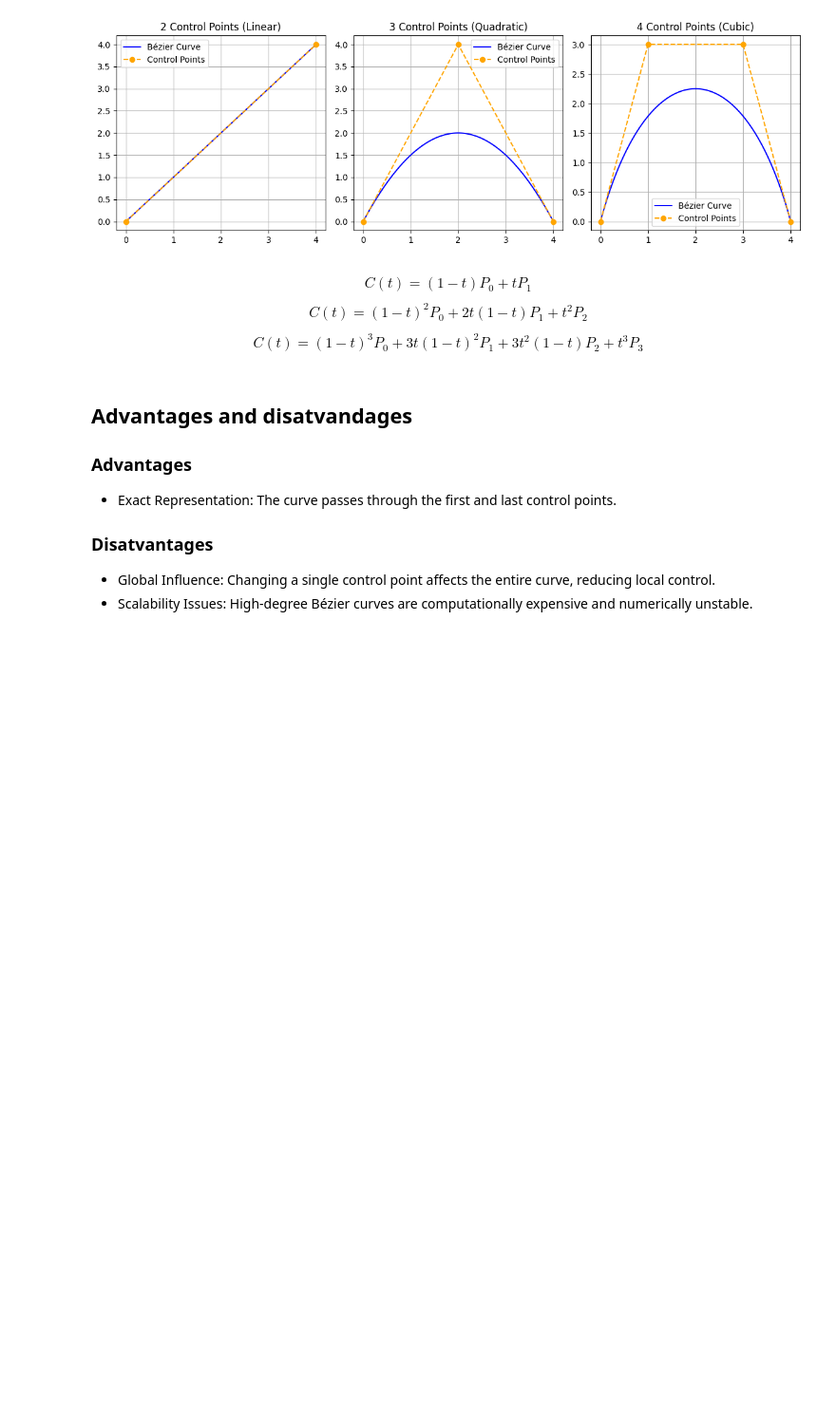
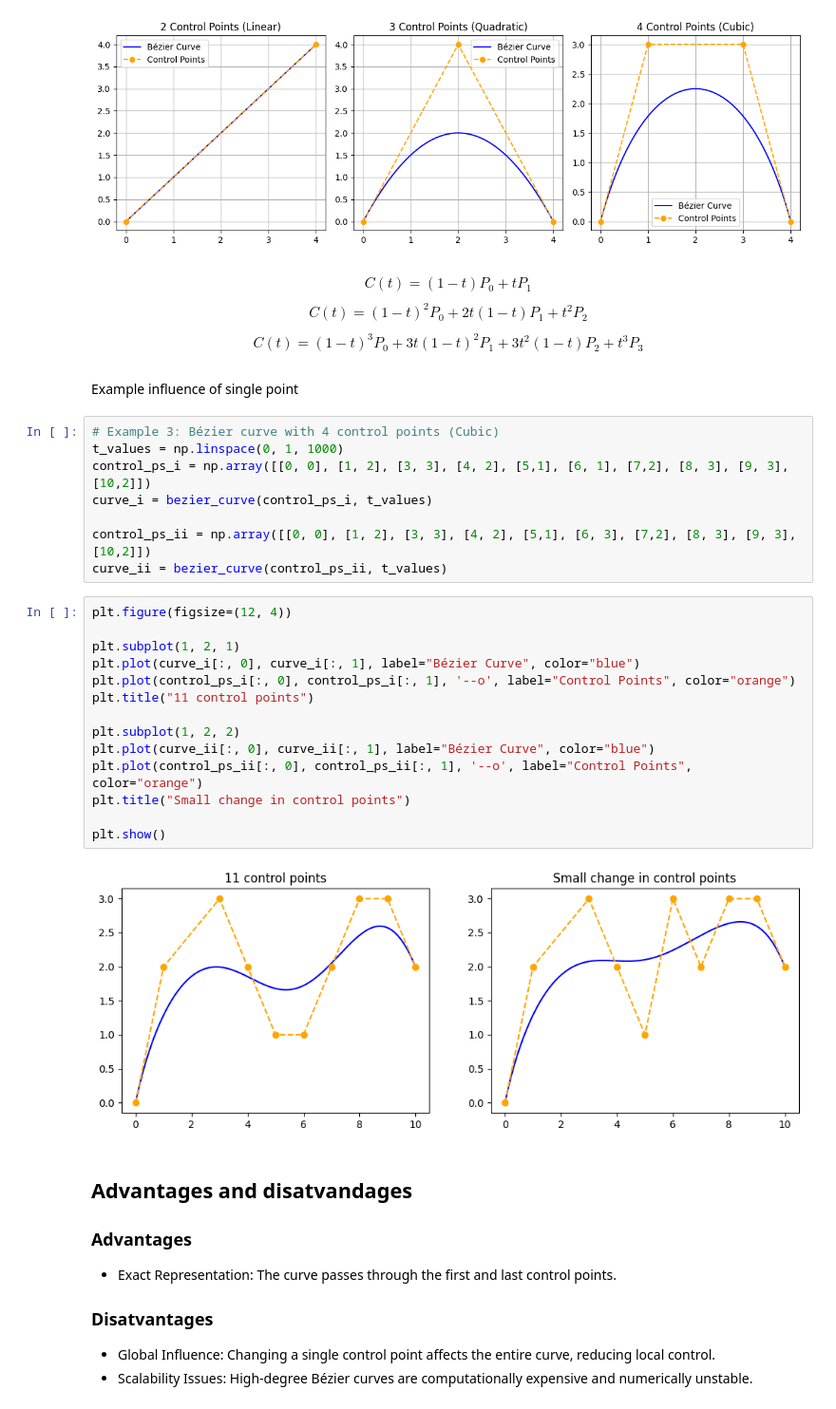
Before and after one commit to spagnoloG/kan, a Jupyter notebook: code/notebooks/01-bezier_curves.ipynb, the cells around one changed output. Shown: that part at 95% size. Saved outputs shown, nothing was run; the diff lists cells and outputs as text; blank space fills up the shorter version.

Commit message:
Additional example in the bezier curves section

```diff
--- a/code/notebooks/01-bezier_curves.ipynb
+++ b/code/notebooks/01-bezier_curves.ipynb
@@ -155,6 +155,32 @@ $$
 $$
 C(t) = (1-t)^3 P_0 + 3t(1-t)^2 P_1 + 3t^2(1-t) P_2 + t^3 P_3
 $$
+# %% [markdown]
+Example influence of single point
+# %%
+# Example 3: Bézier curve with 4 control points (Cubic)
+t_values = np.linspace(0, 1, 1000)
+control_ps_i = np.array([[0, 0], [1, 2], [3, 3], [4, 2], [5,1], [6, 1], [7,2], [8, 3], [9, 3], [10,2]])
+curve_i = bezier_curve(control_ps_i, t_values)
+
+control_ps_ii = np.array([[0, 0], [1, 2], [3, 3], [4, 2], [5,1], [6, 3], [7,2], [8, 3], [9, 3], [10,2]])
+curve_ii = bezier_curve(control_ps_ii, t_values)
+# %%
+plt.figure(figsize=(12, 4))
+
+plt.subplot(1, 2, 1)
+plt.plot(curve_i[:, 0], curve_i[:, 1], label="Bézier Curve", color="blue")
+plt.plot(control_ps_i[:, 0], control_ps_i[:, 1], '--o', label="Control Points", color="orange")
+plt.title("11 control points")
+
+plt.subplot(1, 2, 2)
+plt.plot(curve_ii[:, 0], curve_ii[:, 1], label="Bézier Curve", color="blue")
+plt.plot(control_ps_ii[:, 0], control_ps_ii[:, 1], '--o', label="Control Points", color="orange")
+plt.title("Small change in control points")
+
+plt.show()
+# %% [output]
+[figure, added]
 # %% [markdown]
 ## Advantages and disatvandages
 
```
